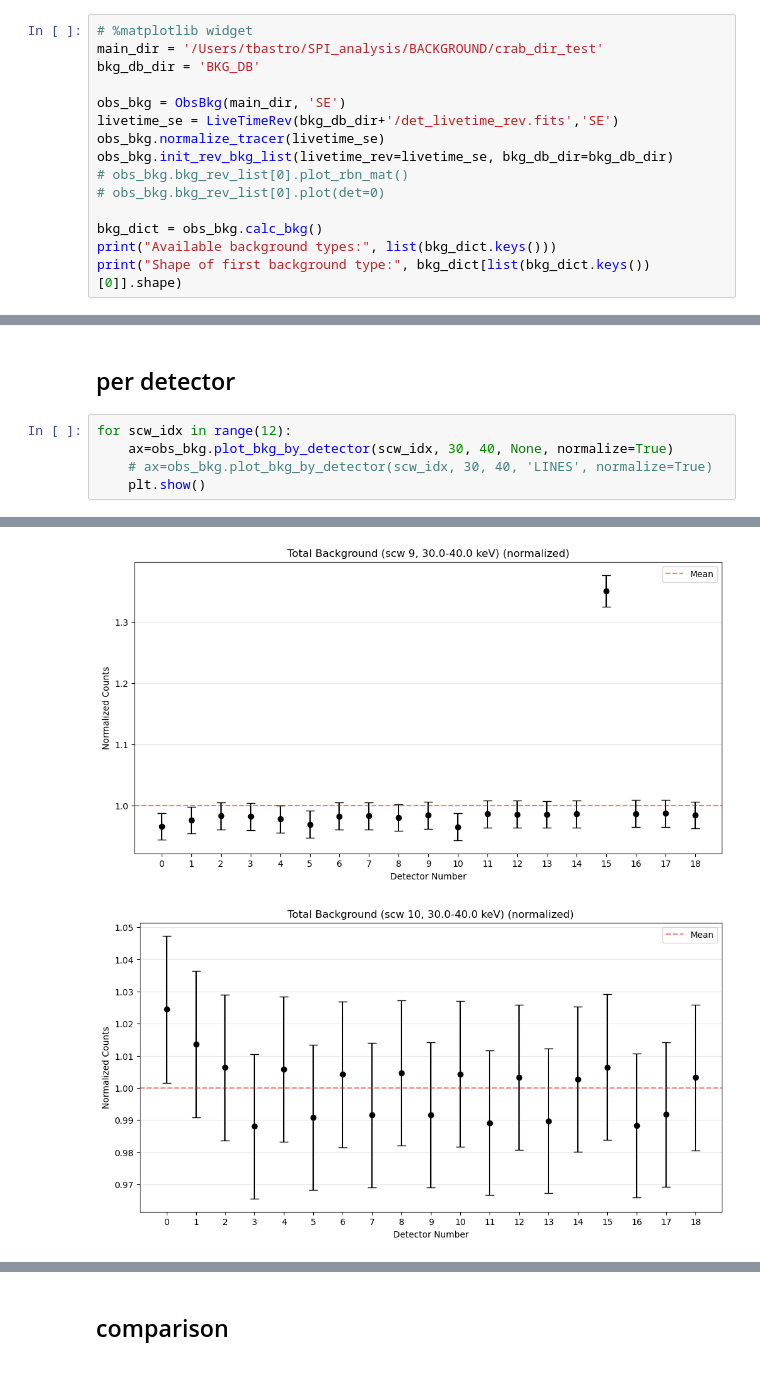
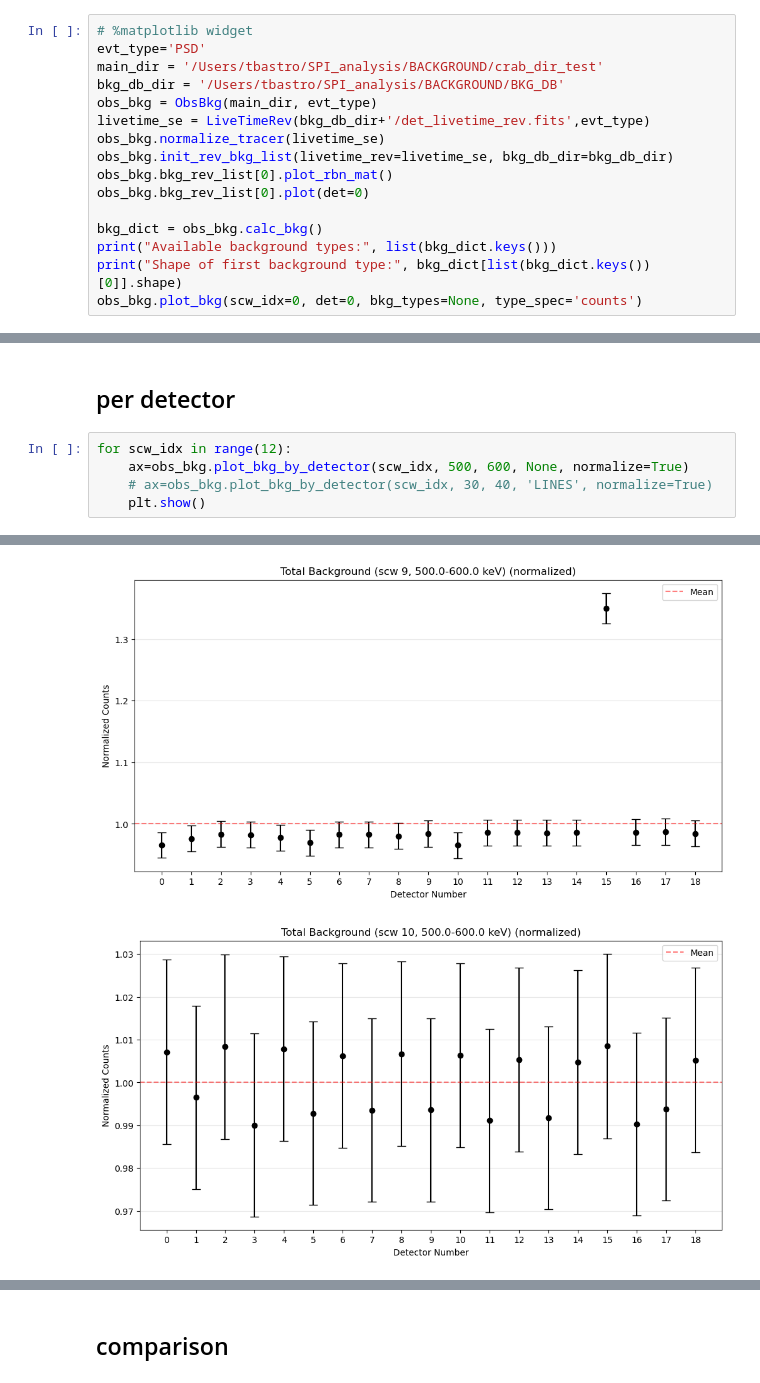
Before and after one commit to tristanbouchet/spibackground, a Jupyter notebook: test_background.ipynb, the cells around one changed output, grey strips where cells are left out. Drawn from its saved outputs; the diff is of its cells as text.

```diff
--- a/test_background.ipynb
+++ b/test_background.ipynb
@@ -52,19 +57,20 @@ from obs_background import *
 ## test 1 obs
 # %%
 # %matplotlib widget
+evt_type='PSD'
 main_dir = '/Users/tbastro/SPI_analysis/BACKGROUND/crab_dir_test'
-bkg_db_dir = 'BKG_DB'
-
-obs_bkg = ObsBkg(main_dir, 'SE')
-livetime_se = LiveTimeRev(bkg_db_dir+'/det_livetime_rev.fits','SE')
+bkg_db_dir = '/Users/tbastro/SPI_analysis/BACKGROUND/BKG_DB'
+obs_bkg = ObsBkg(main_dir, evt_type)
+livetime_se = LiveTimeRev(bkg_db_dir+'/det_livetime_rev.fits',evt_type)
 obs_bkg.normalize_tracer(livetime_se)
 obs_bkg.init_rev_bkg_list(livetime_rev=livetime_se, bkg_db_dir=bkg_db_dir)
-# obs_bkg.bkg_rev_list[0].plot_rbn_mat()
-# obs_bkg.bkg_rev_list[0].plot(det=0)
+obs_bkg.bkg_rev_list[0].plot_rbn_mat()
+obs_bkg.bkg_rev_list[0].plot(det=0)
 
 bkg_dict = obs_bkg.calc_bkg()
 print("Available background types:", list(bkg_dict.keys()))
 print("Shape of first background type:", bkg_dict[list(bkg_dict.keys())[0]].shape)
+obs_bkg.plot_bkg(scw_idx=0, det=0, bkg_types=None, type_spec='counts')
 # %% [output]
 loading scw info
 load energy bounds
@@ -83,7 +93,7 @@ Written ./output_test/output_bgmodel_conti_sep_idx.fits.gz
 ## per detector
 # %%
 for scw_idx in range(12):
-    ax=obs_bkg.plot_bkg_by_detector(scw_idx, 30, 40, None, normalize=True)
+    ax=obs_bkg.plot_bkg_by_detector(scw_idx, 500, 600, None, normalize=True)
     # ax=obs_bkg.plot_bkg_by_detector(scw_idx, 30, 40, 'LINES', normalize=True)
     plt.show()
 # %% [output]
@@ -99,2 +109,2 @@ for scw_idx in range(12):
-[figure, old version]
+[figure, new version]
-[figure, old version]
+[figure, new version]
```
Also changed, not shown: parts of 6 cells of this notebook, 2 other files.
